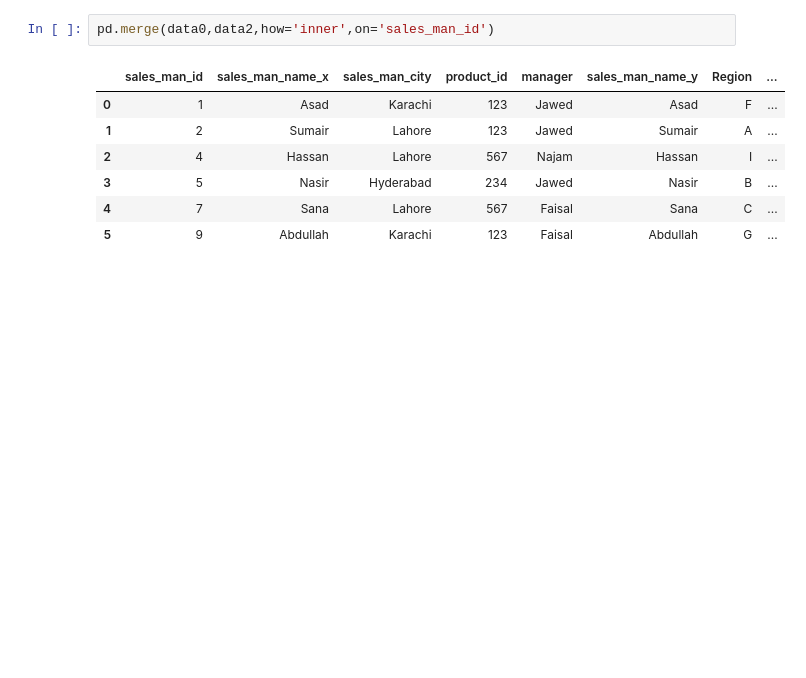
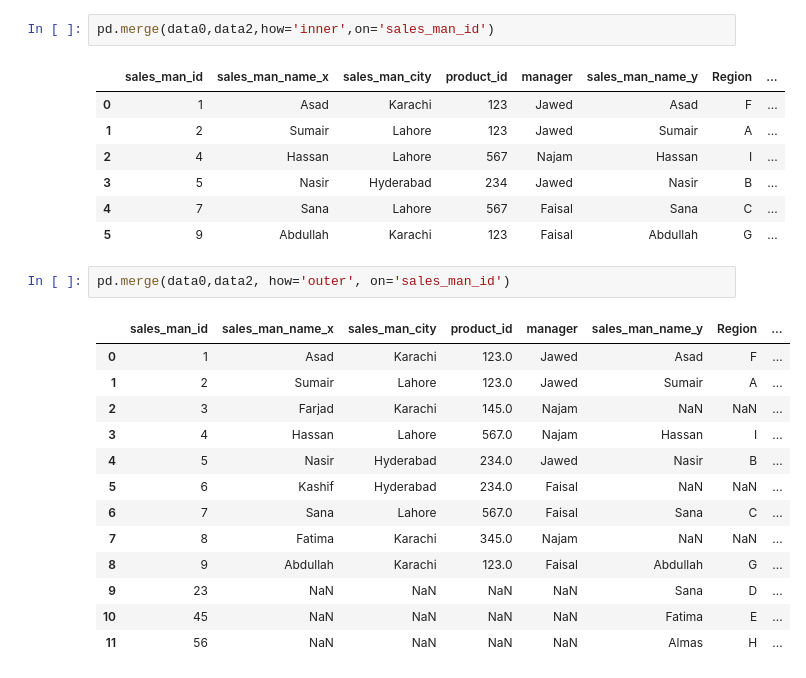
Before and after one commit to YousufKhaskheli/AI_Data_Science_Course, a Jupyter notebook: Classes/Jupyter Notebook/Working_with_Pandas/2026-07-04_Discretization_and_Binning.ipynb, the cells around one changed output. Cells and saved outputs as stored; diff of their text form; blank space fills up the shorter version.

```diff
--- a/Classes/Jupyter Notebook/Working_with_Pandas/2026-07-04_Discretization_and_Binning.ipynb
+++ b/Classes/Jupyter Notebook/Working_with_Pandas/2026-07-04_Discretization_and_Binning.ipynb
@@ -277,3 +289,19 @@ pd.merge(data0,data2,how='inner',on='sales_man_id')
 | 3 | 5 | Nasir | Hyderabad | 234 | Jawed | Nasir | B | ... |
 | 4 | 7 | Sana | Lahore | 567 | Faisal | Sana | C | ... |
 | 5 | 9 | Abdullah | Karachi | 123 | Faisal | Abdullah | G | ... |
+# %%
+pd.merge(data0,data2, how='outer', on='sales_man_id')
+# %% [output]
+|  | sales_man_id | sales_man_name_x | sales_man_city | product_id | manager | sales_man_name_y | Region | ... |
+| 0 | 1 | Asad | Karachi | 123.0 | Jawed | Asad | F | ... |
+| 1 | 2 | Sumair | Lahore | 123.0 | Jawed | Sumair | A | ... |
+| 2 | 3 | Farjad | Karachi | 145.0 | Najam | NaN | NaN | ... |
+| 3 | 4 | Hassan | Lahore | 567.0 | Najam | Hassan | I | ... |
+| 4 | 5 | Nasir | Hyderabad | 234.0 | Jawed | Nasir | B | ... |
+| 5 | 6 | Kashif | Hyderabad | 234.0 | Faisal | NaN | NaN | ... |
+| 6 | 7 | Sana | Lahore | 567.0 | Faisal | Sana | C | ... |
+| 7 | 8 | Fatima | Karachi | 345.0 | Najam | NaN | NaN | ... |
+| 8 | 9 | Abdullah | Karachi | 123.0 | Faisal | Abdullah | G | ... |
+| 9 | 23 | NaN | NaN | NaN | NaN | Sana | D | ... |
+| 10 | 45 | NaN | NaN | NaN | NaN | Fatima | E | ... |
+| 11 | 56 | NaN | NaN | NaN | NaN | Almas | H | ... |
```
Also changed, not shown: parts of 5 cells of this notebook, 1 other file.
